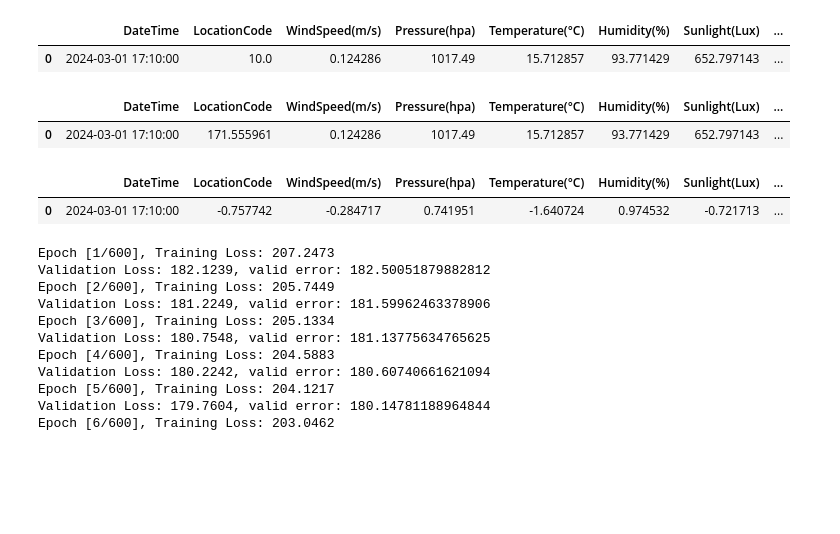
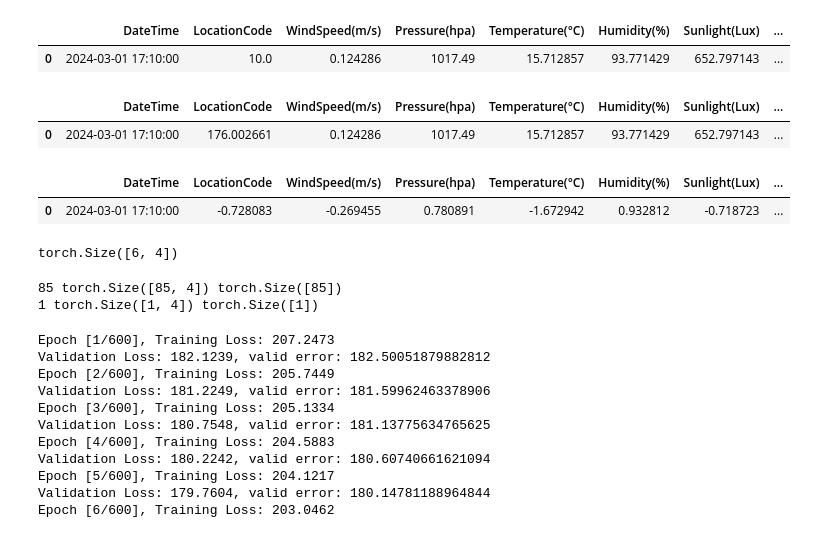
Before and after one commit to weiso131/power_generation_predict, a Jupyter notebook: use_lstm.ipynb, the cells around one changed output. Drawn from its saved outputs; the diff is of its cells as text; code cells hidden in the pictures; blank space fills up the shorter version.

Commit message:
Power train with weather (bas result)

```diff
--- a/use_lstm.ipynb
+++ b/use_lstm.ipynb
@@ -25,35 +23,47 @@ df[:1]
 from sklearn.preprocessing import StandardScaler
 import category_encoders as ce
 
-encoder = ce.LeaveOneOutEncoder(cols=["LocationCode", "hour"], sigma = 0.05)
+encoder = ce.LeaveOneOutEncoder(cols=["LocationCode"], sigma = 0.05)
 encoder.fit(df, df['Power(mW)'])
 df = encoder.transform(df)
 
 df[:1]
 # %% [output]
 |  | DateTime | LocationCode | WindSpeed(m/s) | Pressure(hpa) | Temperature(°C) | Humidity(%) | Sunlight(Lux) | ... |
-| 0 | 2024-03-01 17:10:00 | 171.555961 | 0.124286 | 1017.49 | 15.712857 | 93.771429 | 652.797143 | ... |
+| 0 | 2024-03-01 17:10:00 | 176.002661 | 0.124286 | 1017.49 | 15.712857 | 93.771429 | 652.797143 | ... |
 # %%
 # 指定要標準化的欄位
-columns_to_standardize = ['WindSpeed(m/s)', 'Pressure(hpa)', 'Temperature(°C)', 'Humidity(%)', 'Sunlight(Lux)', "LocationCode", "hour"]
+columns_to_standardize = ['WindSpeed(m/s)', 'Pressure(hpa)', 'Temperature(°C)', 'Humidity(%)', 'Sunlight(Lux)', "LocationCode"]
 
 # 初始化 StandardScaler
 scaler = StandardScaler()
 
 # 對指定欄位進行標準化
 df[columns_to_standardize] = scaler.fit_transform(df[columns_to_standardize])
 
 df[:1]
 # %% [output]
 |  | DateTime | LocationCode | WindSpeed(m/s) | Pressure(hpa) | Temperature(°C) | Humidity(%) | Sunlight(Lux) | ... |
-| 0 | 2024-03-01 17:10:00 | -0.757742 | -0.284717 | 0.741951 | -1.640724 | 0.974532 | -0.721713 | ... |
+| 0 | 2024-03-01 17:10:00 | -0.728083 | -0.269455 | 0.780891 | -1.672942 | 0.932812 | -0.718723 | ... |
+# %%
+data_label_list, _ = spilt_data_with_datetime(df, location_ori)
+
+print(data_label_list[0][1].shape)
+# %% [output]
+torch.Size([6, 4])
 # %%
-data_label_list, _ = spilt_data_with_datetime(df, location_ori)
+
 
 train_data_label_list, valid_data_label_list = split_data_random(data_label_list)
 
 train_data, train_label, train_length = sort_by_length(train_data_label_list)
 valid_data, valid_label, valid_length = sort_by_length(valid_data_label_list)
+
+print(train_data_label_list[0][0], train_data_label_list[0][1].shape, train_data_label_list[0][2].shape)
+print(train_length[0], train_data[0].shape, train_label[0].shape)
+# %% [output]
+85 torch.Size([85, 4]) torch.Size([85])
+1 torch.Size([1, 4]) torch.Size([1])
 # %%
 
 batch_train_data, batch_train_label, batch_train_length = padding(train_data, train_label, train_length)
```
Also changed, not shown: parts of 1 cell of this notebook, 4 other files.
